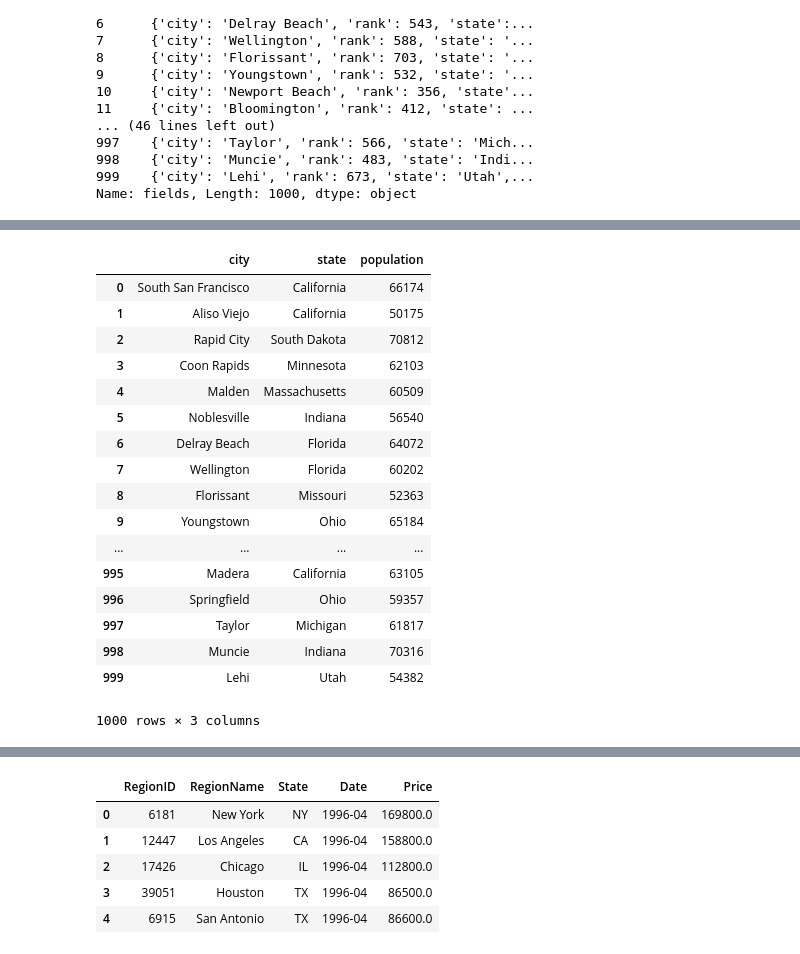
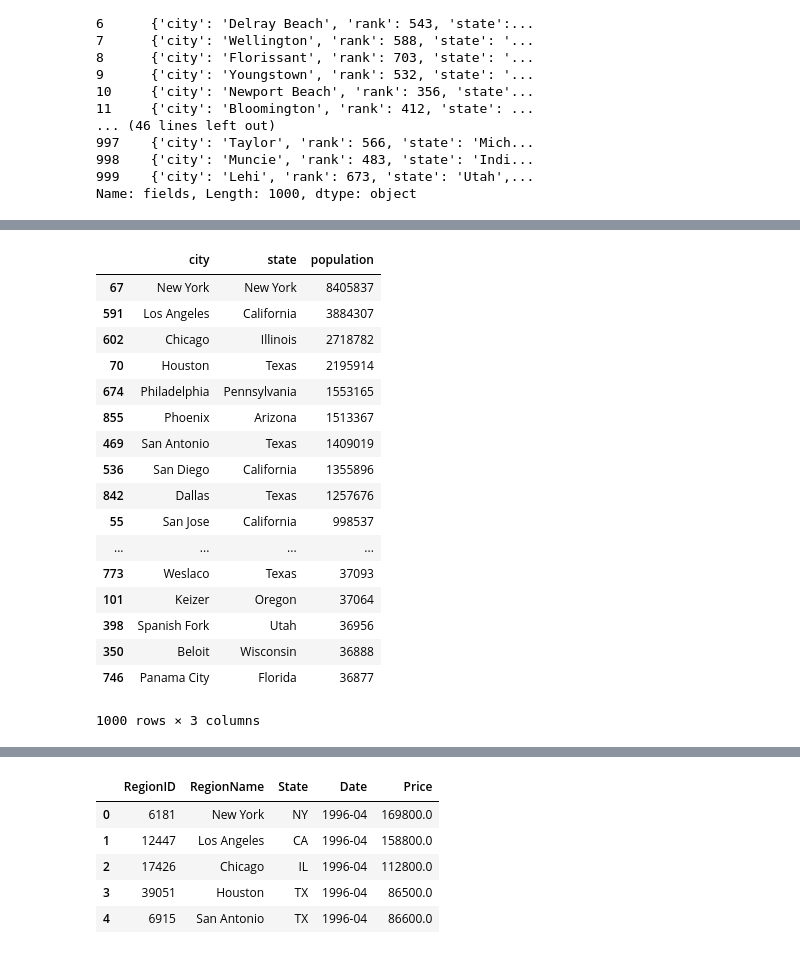
Before and after one commit to fashileak/Springboard, a Jupyter notebook: CapstoneProjectI/CapstoneProjectI.ipynb, the cells around one changed output, grey strips where cells are left out. Drawn from its saved outputs; the diff is of its cells as text; code cells hidden in the pictures.

```diff
--- a/CapstoneProjectI/CapstoneProjectI.ipynb
+++ b/CapstoneProjectI/CapstoneProjectI.ipynb
@@ -65,22 +179,22 @@ population = pd.DataFrame(population_list)
 # %%
 population = population[['city', 'state', 'population']]
-population
+population.sort_values(by='population', ascending=False)
 # %% [output]
 |  | city | state | population |
-| 0 | South San Francisco | California | 66174 |
-| 1 | Aliso Viejo | California | 50175 |
-| 2 | Rapid City | South Dakota | 70812 |
-| 3 | Coon Rapids | Minnesota | 62103 |
-| 4 | Malden | Massachusetts | 60509 |
-| 5 | Noblesville | Indiana | 56540 |
-| 6 | Delray Beach | Florida | 64072 |
-| 7 | Wellington | Florida | 60202 |
-| 8 | Florissant | Missouri | 52363 |
-| 9 | Youngstown | Ohio | 65184 |
+| 67 | New York | New York | 8405837 |
+| 591 | Los Angeles | California | 3884307 |
+| 602 | Chicago | Illinois | 2718782 |
+| 70 | Houston | Texas | 2195914 |
+| 674 | Philadelphia | Pennsylvania | 1553165 |
+| 855 | Phoenix | Arizona | 1513367 |
+| 469 | San Antonio | Texas | 1409019 |
+| 536 | San Diego | California | 1355896 |
+| 842 | Dallas | Texas | 1257676 |
+| 55 | San Jose | California | 998537 |
 | ... | ... | ... | ... |
-| 995 | Madera | California | 63105 |
-| 996 | Springfield | Ohio | 59357 |
-| 997 | Taylor | Michigan | 61817 |
-| 998 | Muncie | Indiana | 70316 |
-| 999 | Lehi | Utah | 54382 |
+| 773 | Weslaco | Texas | 37093 |
+| 101 | Keizer | Oregon | 37064 |
+| 398 | Spanish Fork | Utah | 36956 |
+| 350 | Beloit | Wisconsin | 36888 |
+| 746 | Panama City | Florida | 36877 |
 1000 rows × 3 columns
```
Also changed, not shown: parts of 34 cells of this notebook.
